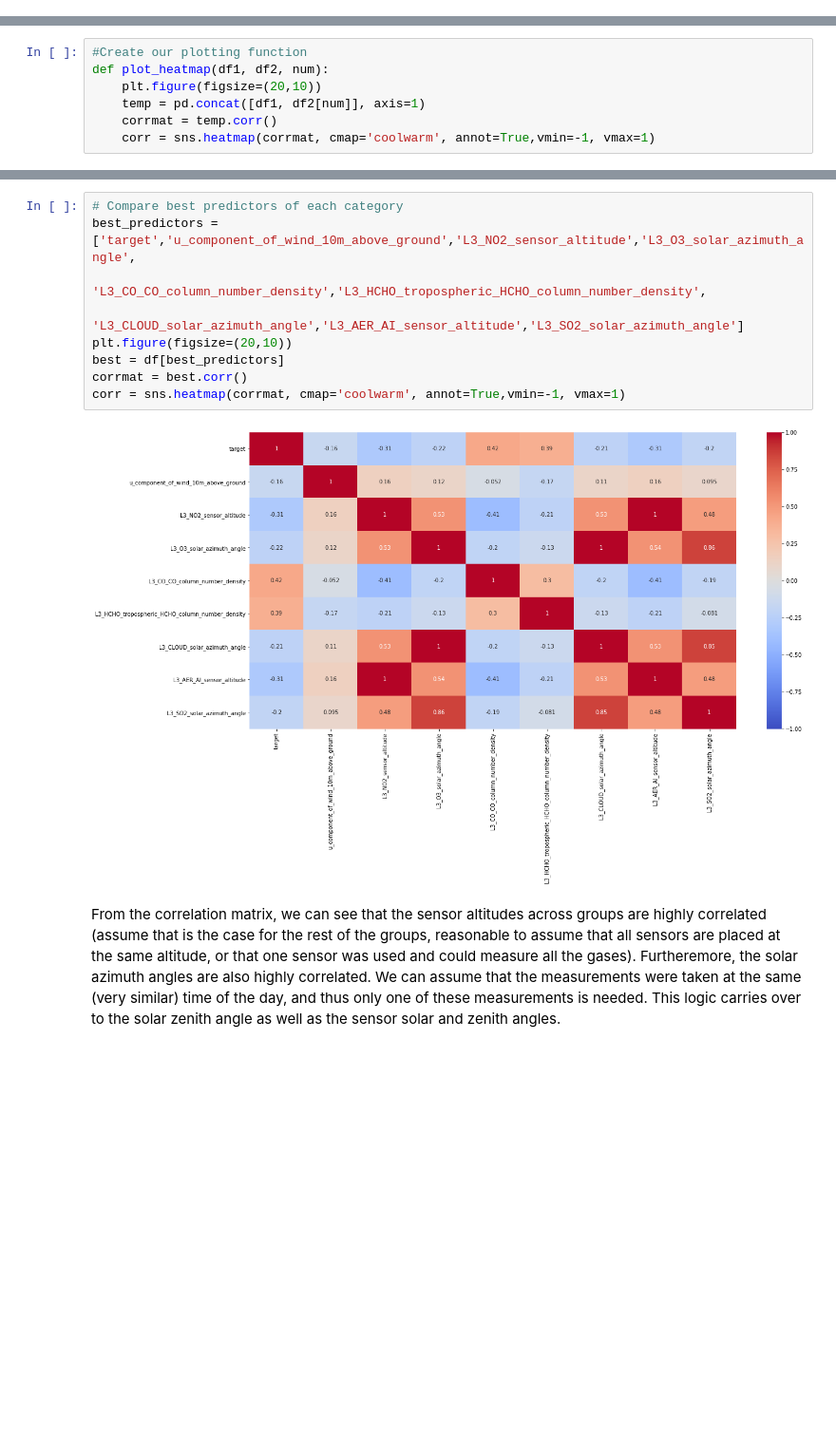
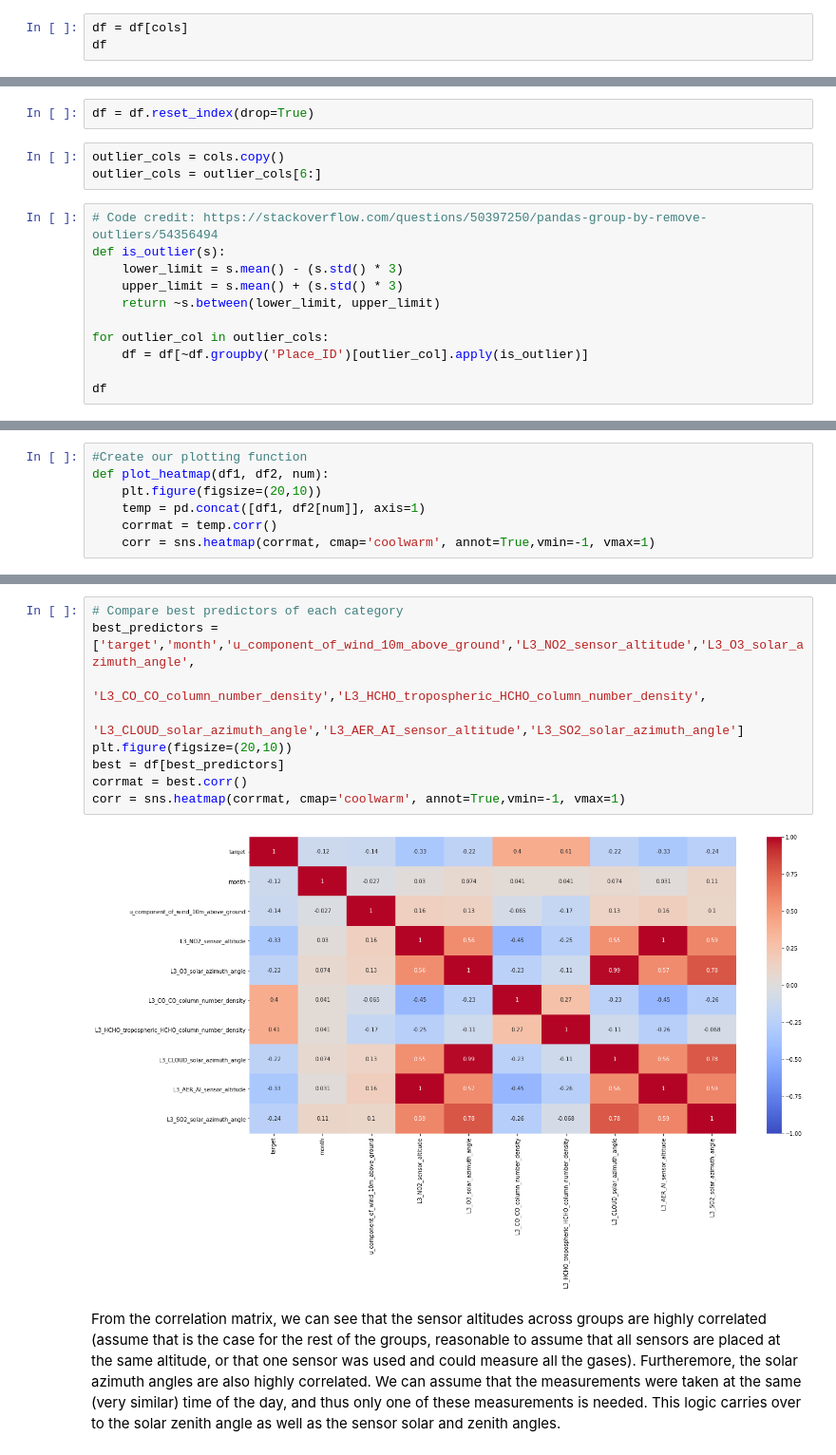
Before and after one commit to ryanwonghc/Urban-Air-Pollution-Challenge, a Jupyter notebook: Exploratory Data Analysis.ipynb, the cells around one changed output, grey strips where cells are left out. Shown at 95% size. Saved outputs shown, nothing was run; the diff lists cells and outputs as text; blank space fills up the shorter version.

```diff
--- a/Exploratory Data Analysis.ipynb
+++ b/Exploratory Data Analysis.ipynb
@@ -239,0 +385,3 @@ df = df.drop(['Place_ID'], axis=1)
+# %%
+df = df[cols]
+df
@@ -239,0 +404,16 @@ df = df.drop(['Place_ID'], axis=1)
+# %%
+df = df.reset_index(drop=True)
+# %%
+outlier_cols = cols.copy()
+outlier_cols = outlier_cols[6:]
+# %%
+# Code credit: https://stackoverflow.com/questions/50397250/pandas-group-by-remove-outliers/54356494
+def is_outlier(s):
+    lower_limit = s.mean() - (s.std() * 3)
+    upper_limit = s.mean() + (s.std() * 3)
+    return ~s.between(lower_limit, upper_limit)
+
+for outlier_col in outlier_cols:
+    df = df[~df.groupby('Place_ID')[outlier_col].apply(is_outlier)]
+
+df
@@ -293,13 +512,13 @@ In all the heatmaps above, I am most interested in the top right and bottom left
 # %%
 # Compare best predictors of each category
-best_predictors = ['target','u_component_of_wind_10m_above_ground','L3_NO2_sensor_altitude','L3_O3_solar_azimuth_angle',
+best_predictors = ['target','month','u_component_of_wind_10m_above_ground','L3_NO2_sensor_altitude','L3_O3_solar_azimuth_angle',
                   'L3_CO_CO_column_number_density','L3_HCHO_tropospheric_HCHO_column_number_density',
                    'L3_CLOUD_solar_azimuth_angle','L3_AER_AI_sensor_altitude','L3_SO2_solar_azimuth_angle']
 plt.figure(figsize=(20,10))
 best = df[best_predictors]
 corrmat = best.corr()
 corr = sns.heatmap(corrmat, cmap='coolwarm', annot=True,vmin=-1, vmax=1)
 # %% [output]
-[figure, old version]
+[figure, new version]
 # %% [markdown]
 From the correlation matrix, we can see that the sensor altitudes across groups are highly correlated (assume that is the case for the rest of the groups, reasonable to assume that all sensors are placed at the same altitude, or that one sensor was used and could measure all the gases). Furtheremore, the solar azimuth angles are also highly correlated. We can assume that the measurements were taken at the same (very similar) time of the day, and thus only one of these measurements is needed. This logic carries over to the solar zenith angle as well as the sensor solar and zenith angles.
```
Also changed, not shown: parts of 67 cells of this notebook, 21 other files.
